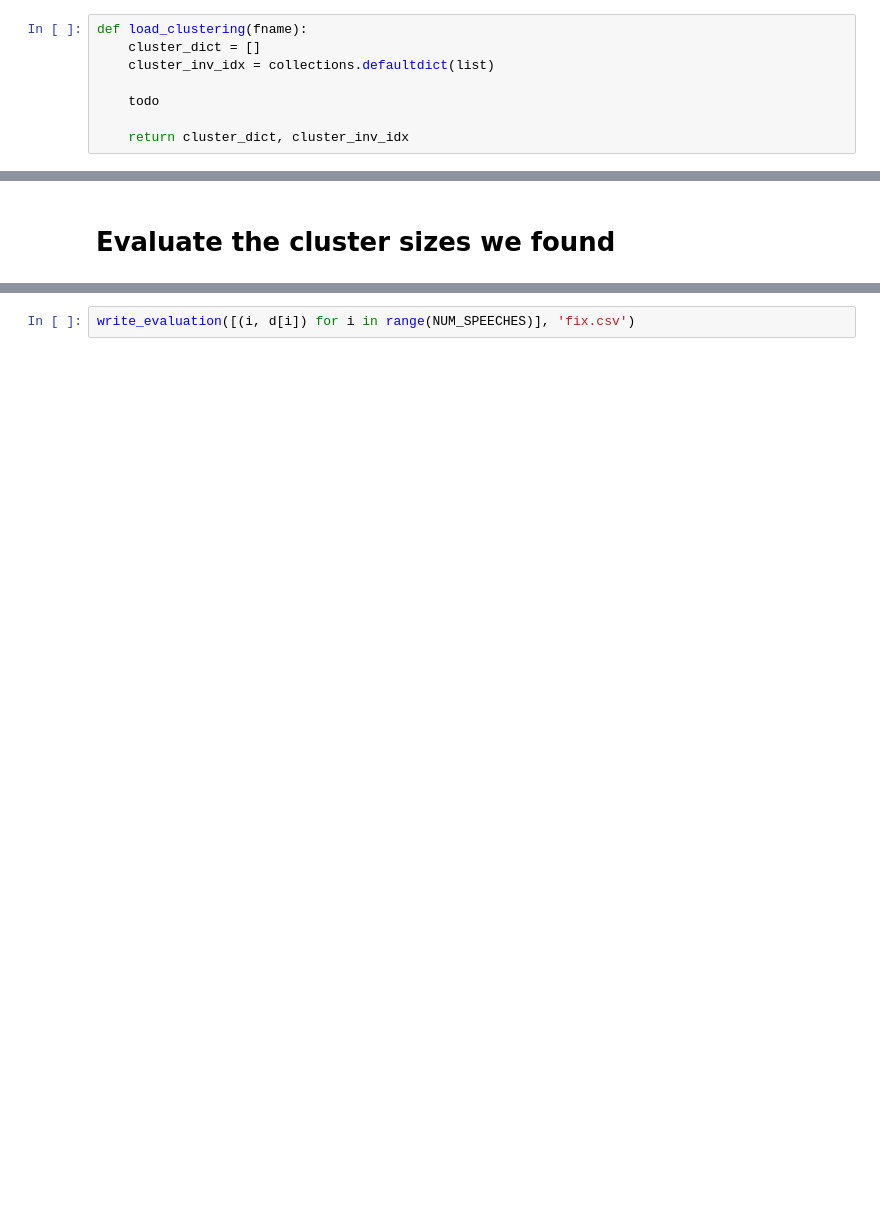
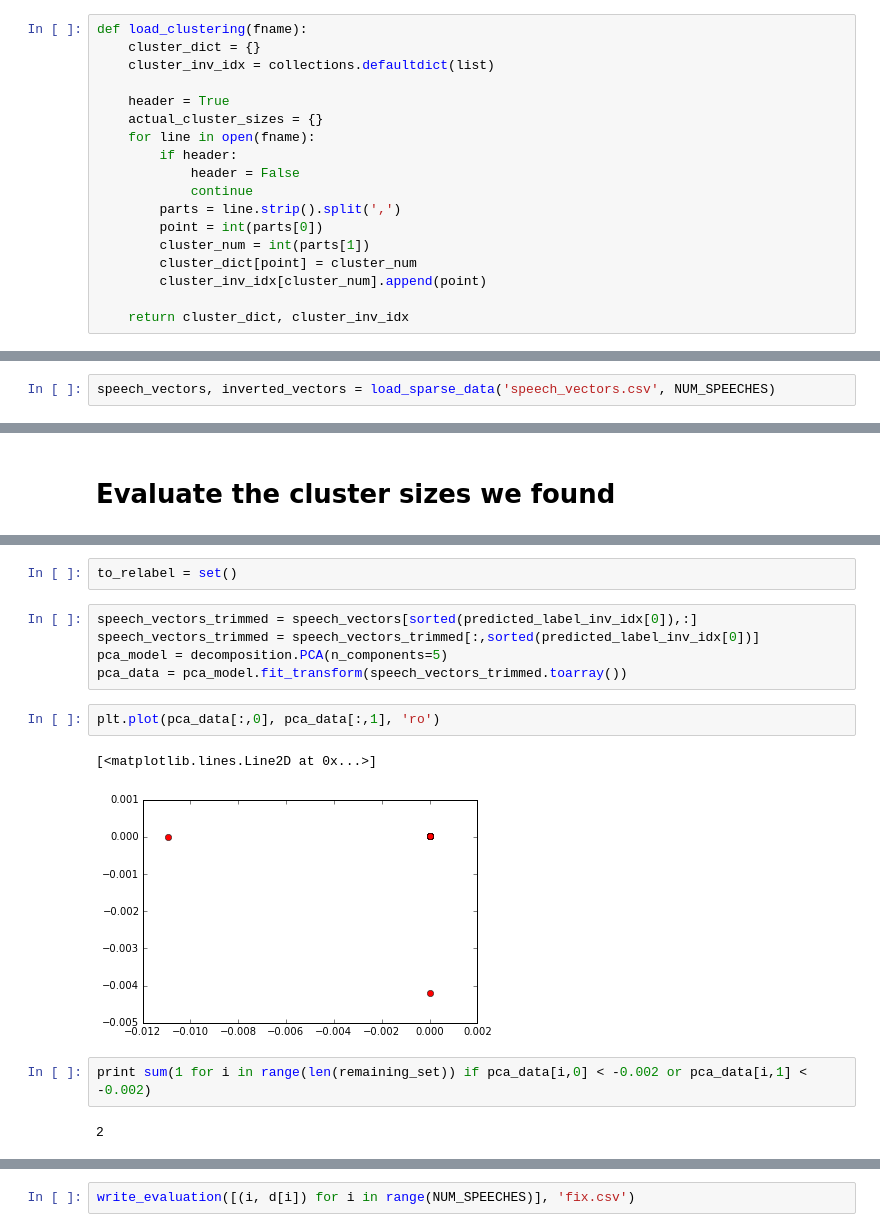
Before and after one commit to mzw4/jyupitertime, a Jupyter notebook: comp1/CS 5786 Comp 1 - JAC part 2.ipynb, the cells around one changed output, grey strips where cells are left out. Saved outputs shown, nothing was run; the diff lists cells and outputs as text; blank space fills up the shorter version.

```diff
--- a/comp1/CS 5786 Comp 1 - JAC part 2.ipynb
+++ b/comp1/CS 5786 Comp 1 - JAC part 2.ipynb
@@ -57,13 +57,23 @@ def sparse_where(sparse_matrix, num):
     np.where() for a sparse matrix. Returns a set of indices.
     """
     return set(np.where(sparse_matrix[num,:].toarray())[1].tolist())
-# %%
-def load_clustering(fname):
-    cluster_dict = []
-    cluster_inv_idx = collections.defaultdict(list)
-
-    todo
-
-    return cluster_dict, cluster_inv_idx
+# %%
+def load_clustering(fname):
+    cluster_dict = {}
+    cluster_inv_idx = collections.defaultdict(list)
+
+    header = True
+    actual_cluster_sizes = {}
+    for line in open(fname):
+        if header:
+            header = False
+            continue
+        parts = line.strip().split(',')
+        point = int(parts[0])
+        cluster_num = int(parts[1])
+        cluster_dict[point] = cluster_num
+        cluster_inv_idx[cluster_num].append(point)
+
+    return cluster_dict, cluster_inv_idx
 # %% [markdown]
 # Load Data
@@ -69,0 +83,2 @@ def load_clustering(fname):
+# %%
+speech_vectors, inverted_vectors = load_sparse_data('speech_vectors.csv', NUM_SPEECHES)
@@ -134,0 +280,16 @@ print [list(spectral_labels).count(i) for i in range(2)]
+# %%
+to_relabel = set()
+# %%
+speech_vectors_trimmed = speech_vectors[sorted(predicted_label_inv_idx[0]),:]
+speech_vectors_trimmed = speech_vectors_trimmed[:,sorted(predicted_label_inv_idx[0])]
+pca_model = decomposition.PCA(n_components=5)
+pca_data = pca_model.fit_transform(speech_vectors_trimmed.toarray())
+# %%
+plt.plot(pca_data[:,0], pca_data[:,1], 'ro')
+# %% [output]
+[<matplotlib.lines.Line2D at 0x...>]
+[figure, added]
+# %%
+print sum(1 for i in range(len(remaining_set)) if pca_data[i,0] < -0.002 or pca_data[i,1] < -0.002)
+# %% [output]
+2
```
Also changed, not shown: parts of 23 cells of this notebook.
